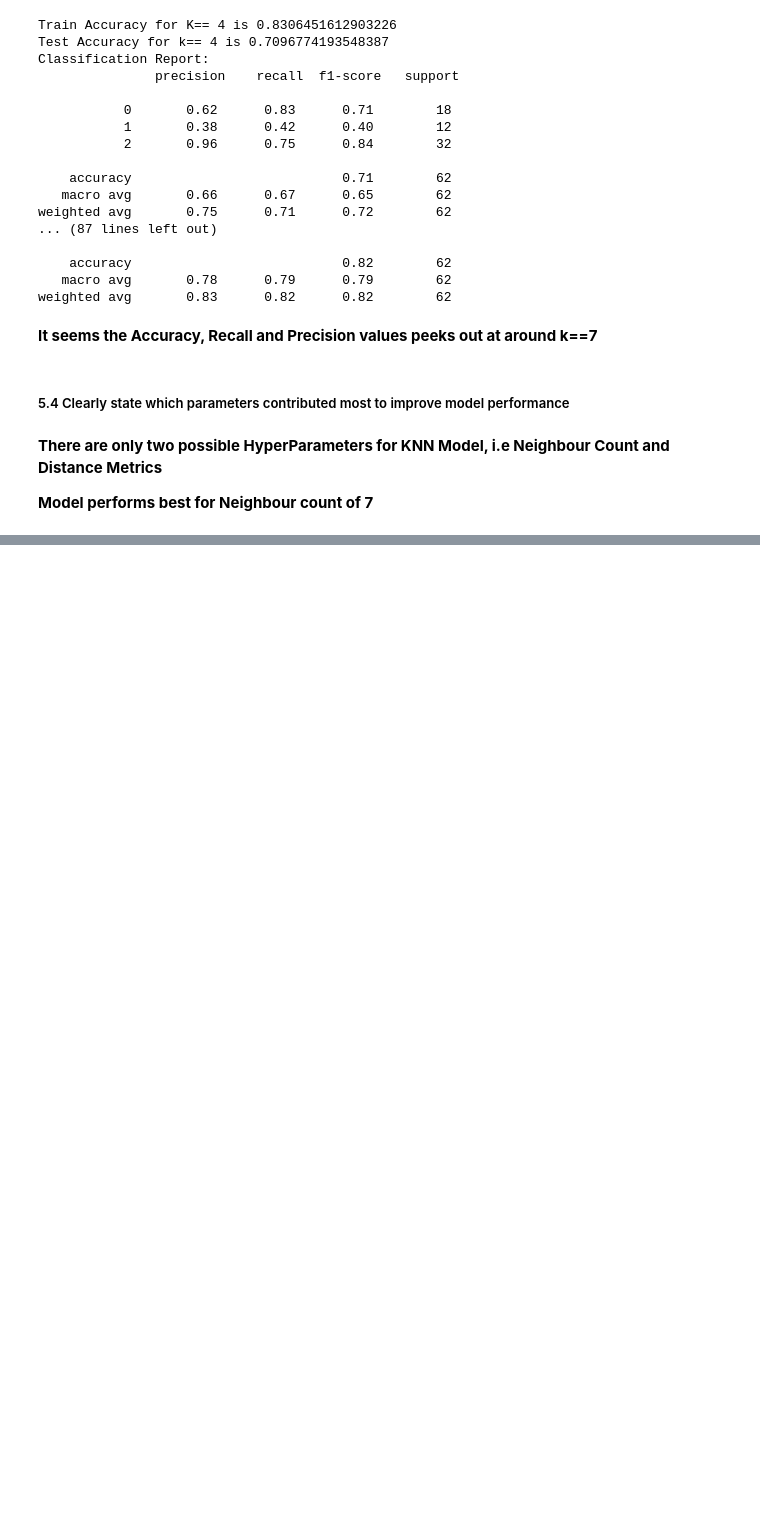
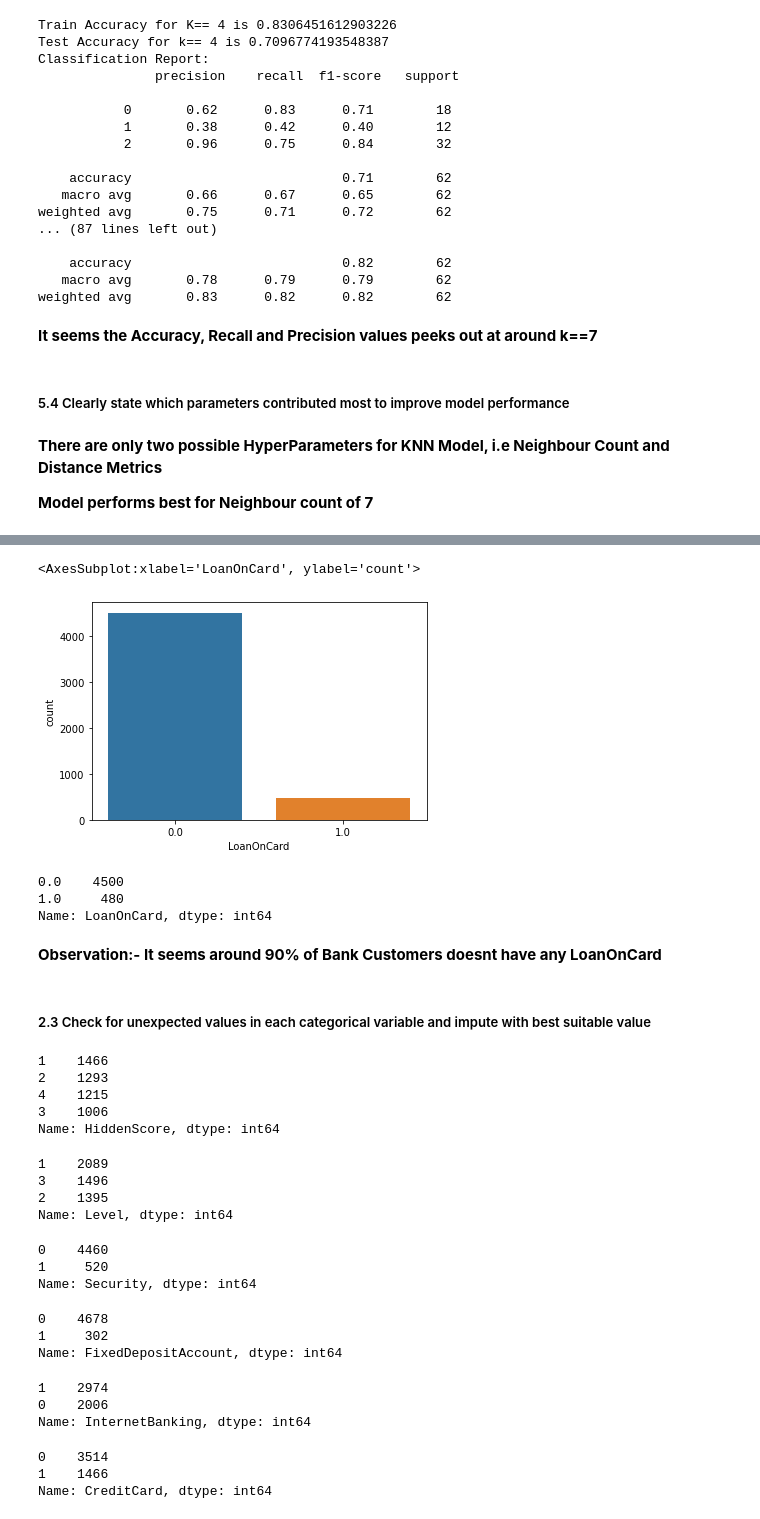
Before and after one commit to MohitBansal9013/AIML-Supervised-Learning, a Jupyter notebook: Supervised Learning Project.ipynb, the cells around one changed output, grey strips where cells are left out. Drawn from its saved outputs; the diff is of its cells as text; code cells hidden in the pictures; blank space fills up the shorter version.

```diff
--- a/Supervised Learning Project.ipynb
+++ b/Supervised Learning Project.ipynb
@@ -505,0 +546,3 @@ weighted avg       0.83      0.82      0.82        62
+# %%
+data2 = pd.read_csv('Data2.csv')
+data2.head(5)
@@ -505,0 +603,2 @@ weighted avg       0.83      0.82      0.82        62
+# %%
+final = pd.merge(data1, data2, on="ID")
@@ -505,0 +643,4 @@ weighted avg       0.83      0.82      0.82        62
+# %%
+columns=['HiddenScore','Level','Security','FixedDepositAccount', 'InternetBanking', 'CreditCard', 'LoanOnCard']
+for i in columns:
+    final[i]=final[i].astype('category')
@@ -505,0 +689,3 @@ weighted avg       0.83      0.82      0.82        62
+# %%
+# Lets drop the na values, since thera are only 20 null rows
+final.dropna(axis=0, inplace=True)
@@ -505,0 +710,56 @@ weighted avg       0.83      0.82      0.82        62
+# %%
+sns.countplot(final["LoanOnCard"])
+# %% [output]
+<AxesSubplot:xlabel='LoanOnCard', ylabel='count'>
+[figure, added]
+# %%
+final.LoanOnCard.value_counts()
+# %% [output]
+0.0    4500
+1.0     480
+Name: LoanOnCard, dtype: int64
+# %% [markdown]
+<b>Observation:- It seems around 90% of Bank Customers doesnt have any LoanOnCard</b>
+# %% [markdown]
+##### 2.3 Check for unexpected values in each categorical variable and impute with best suitable value
+# %%
+columns=['HiddenScore','Level','Security','FixedDepositAccount', 'InternetBanking', 'CreditCard', 'LoanOnCard']
+
+final.HiddenScore.value_counts()
+# %% [output]
+1    1466
+2    1293
+4    1215
+3    1006
+Name: HiddenScore, dtype: int64
+# %%
+final.Level.value_counts()
+# %% [output]
+1    2089
+3    1496
+2    1395
+Name: Level, dtype: int64
+# %%
+final.Security.value_counts()
+# %% [output]
+0    4460
+1     520
+Name: Security, dtype: int64
+# %%
+final.FixedDepositAccount.value_counts()
+# %% [output]
+0    4678
+1     302
+Name: FixedDepositAccount, dtype: int64
+# %%
+final.InternetBanking.value_counts()
+# %% [output]
+1    2974
+0    2006
+Name: InternetBanking, dtype: int64
+# %%
+final.CreditCard.value_counts()
+# %% [output]
+0    3514
+1    1466
+Name: CreditCard, dtype: int64
```
Also changed, not shown: parts of 77 cells of this notebook.
